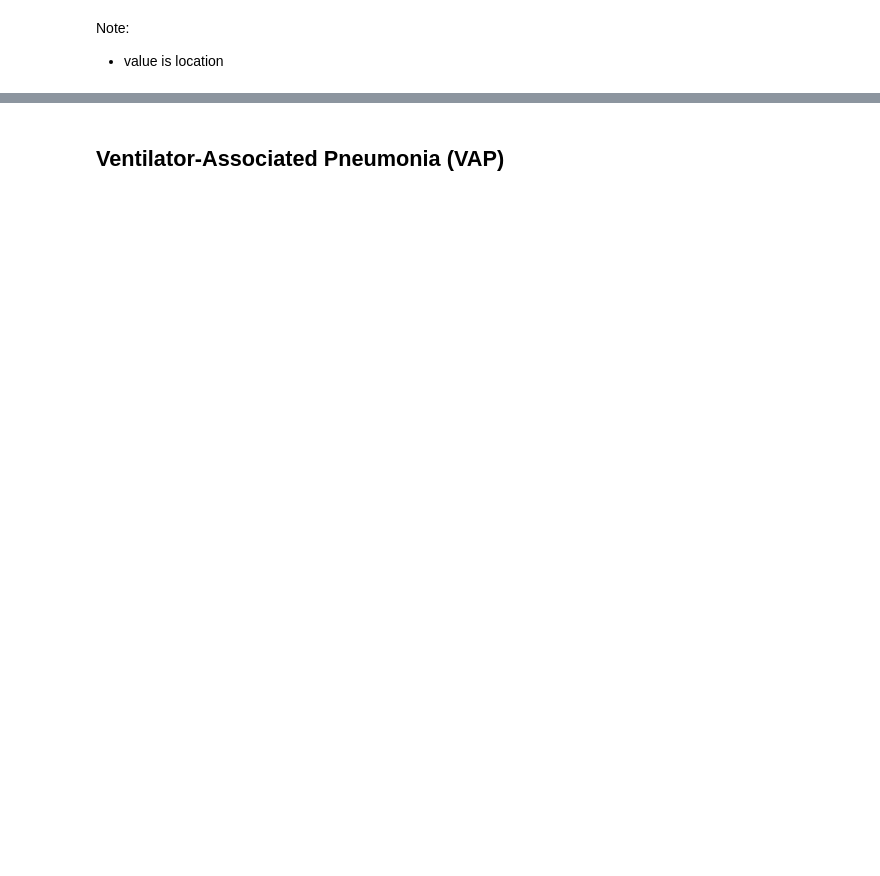
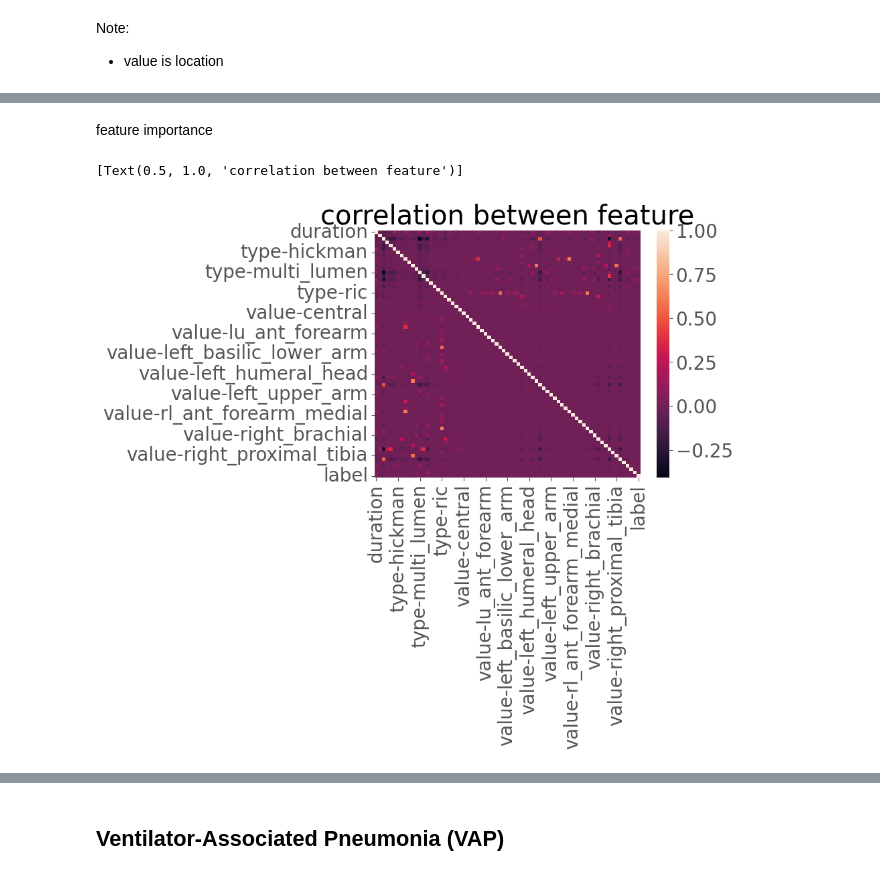
Before and after one commit to wdemichele/COMP90089-VAP-Diagnosis, a Jupyter notebook: explore/invasive_devices.ipynb, the cells around one changed output, grey strips where cells are left out. Cells and saved outputs as stored; diff of their text form; code cells hidden in the pictures; blank space fills up the shorter version.

```diff
--- a/explore/invasive_devices.ipynb
+++ b/explore/invasive_devices.ipynb
@@ -139,0 +200,3 @@ run_query(clabsi)
+# %%
+clabsi_df_ori = run_query(clabsi)
+clabsi_df_ori
@@ -142,0 +222,3 @@ Note:
+# %%
+clabsi_df = clabsi_df_ori.copy()
+clabsi_df[clabsi_df['value'].isna()].shape[0]
@@ -142,0 +229,15 @@ Note:
+# %%
+# calc duration
+clabsi_df["duration"] = (clabsi_df["endtime"] - clabsi_df["starttime"]).dt.total_seconds()
+clabsi_df = clabsi_df.drop('endtime',axis = 1)
+clabsi_df = clabsi_df.drop('starttime',axis = 1)
+
+# one-hot-encoding
+for col in ["type", "value"]:
+  one_hot = pd.get_dummies(clabsi_df[col])
+  one_hot.columns = [col + "-" + c.lower().replace(" ", "_") for c in list(one_hot.columns)]
+  clabsi_df = clabsi_df.drop(col,axis = 1)
+  clabsi_df = clabsi_df.join(one_hot)
+
+# clabsi_df
+clabsi_df
@@ -142,0 +260,10 @@ Note:
+# %%
+clabsi_df = clabsi_df.join(hai_pos_df.set_index("stay_id"), on='stay_id')
+clabsi_df["label"] = clabsi_df["HAI_Type"].apply(lambda x: 1 if x == "CAUTI" else 0)
+
+clabsi_df = clabsi_df.drop('stay_id',axis = 1)
+clabsi_df = clabsi_df.drop('HAI_Type',axis = 1)
+
+print(clabsi_df["label"].sum())
+
+clabsi_df
@@ -142,0 +285,8 @@ Note:
+# %% [markdown]
+feature importance
+# %%
+# correlation heatmap
+sns.heatmap(clabsi_df.corr(), annot=False).set(title="correlation between feature")
+# %% [output]
+[Text(0.5, 1.0, 'correlation between feature')]
+[figure, added]
```
Also changed, not shown: parts of 47 cells of this notebook.
